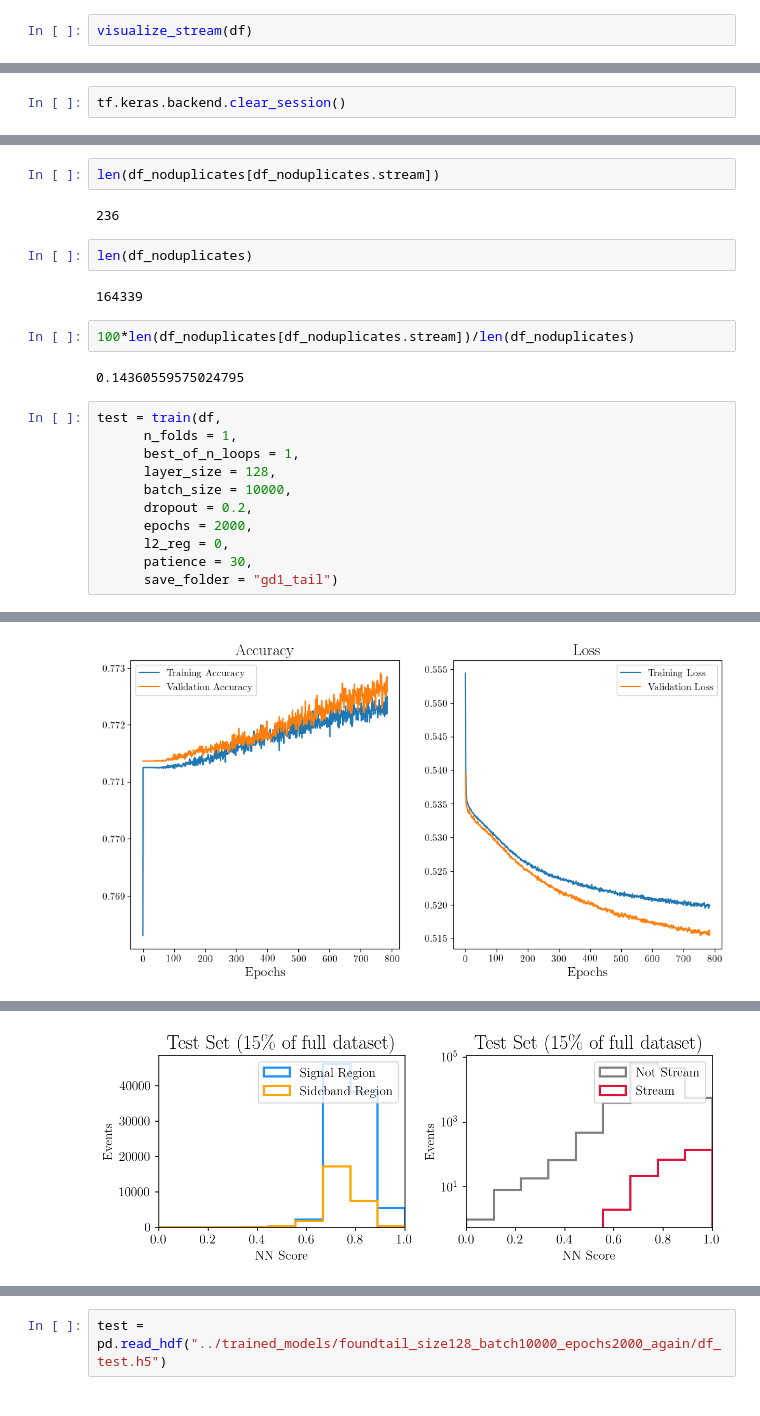
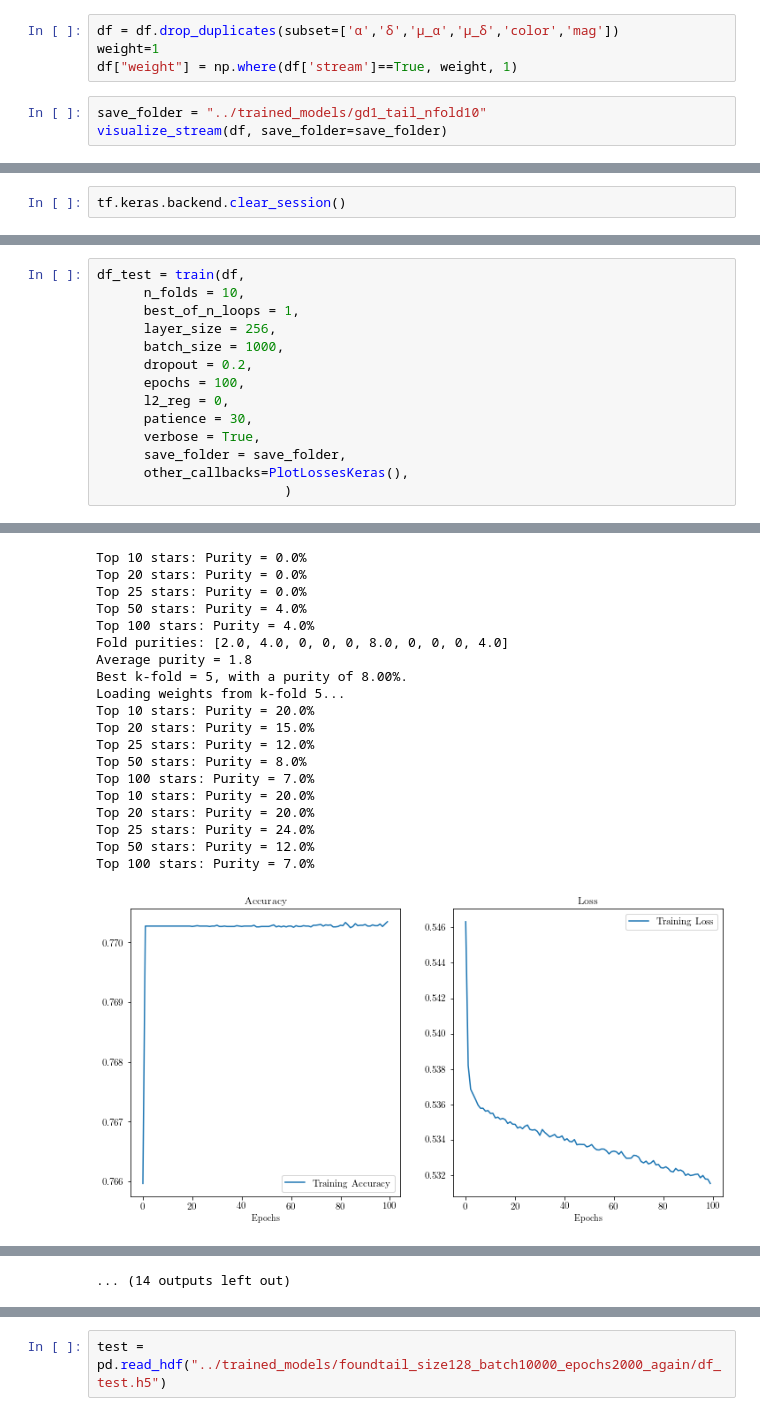
Before and after one commit to hep-lbdl/GaiaCWoLa, a Jupyter notebook: notebooks/Example_Finding_GD1_Tail.ipynb, the cells around one changed output, grey strips where cells are left out. Saved outputs shown, nothing was run; the diff lists cells and outputs as text.

```diff
--- a/notebooks/Example_Finding_GD1_Tail.ipynb
+++ b/notebooks/Example_Finding_GD1_Tail.ipynb
@@ -33,3 +18,8 @@ df, file = load_file(stream = stream)
+# %%
+df = df.drop_duplicates(subset=['α','δ','μ_α','μ_δ','color','mag'])
+weight=1
+df["weight"] = np.where(df['stream']==True, weight, 1)
 # %%
-visualize_stream(df)
+save_folder = "../trained_models/gd1_tail_nfold10"
+visualize_stream(df, save_folder=save_folder)
 # %% [output]
@@ -62,24 +49,15 @@ df_noduplicates = df.drop_duplicates(subset=['δ'])
-# %%
-len(df_noduplicates[df_noduplicates.stream])
-# %% [output]
-236
-# %%
-len(df_noduplicates)
-# %% [output]
-164339
-# %%
-100*len(df_noduplicates[df_noduplicates.stream])/len(df_noduplicates)
-# %% [output]
-0.14360559575024795
 # %%
-test = train(df,
-      n_folds = 1,
+df_test = train(df,
+      n_folds = 10,
       best_of_n_loops = 1,
-      layer_size = 128,
-      batch_size = 10000,
+      layer_size = 256,
+      batch_size = 1000,
       dropout = 0.2,
-      epochs = 2000,
+      epochs = 100,
       l2_reg = 0,
       patience = 30,
-      save_folder = "gd1_tail")
+      verbose = True,
+      save_folder = save_folder,
+      other_callbacks=PlotLossesKeras(),
+                        )
 # %% [output]
@@ -103 +70,0 @@ Top 100 stars: Purity = 21.0%
-[figure, old version]
@@ -104 +76,20 @@ Top 100 stars: Purity = 21.0%
+Top 10 stars: Purity = 0.0%
+Top 20 stars: Purity = 0.0%
+Top 25 stars: Purity = 0.0%
+Top 50 stars: Purity = 4.0%
+Top 100 stars: Purity = 4.0%
+Fold purities: [2.0, 4.0, 0, 0, 0, 8.0, 0, 0, 0, 4.0]
+Average purity = 1.8
+Best k-fold = 5, with a purity of 8.00%.
+Loading weights from k-fold 5...
+Top 10 stars: Purity = 20.0%
+Top 20 stars: Purity = 15.0%
+Top 25 stars: Purity = 12.0%
+Top 50 stars: Purity = 8.0%
+Top 100 stars: Purity = 7.0%
+Top 10 stars: Purity = 20.0%
+Top 20 stars: Purity = 20.0%
+Top 25 stars: Purity = 24.0%
+Top 50 stars: Purity = 12.0%
+Top 100 stars: Purity = 7.0%
-[figure, old version]
+[figure, new version]
@@ -109,0 +103 @@ Top 100 stars: Purity = 21.0%
+... (14 outputs left out)
```
Also changed, not shown: parts of 13 cells of this notebook, 7 other files.
